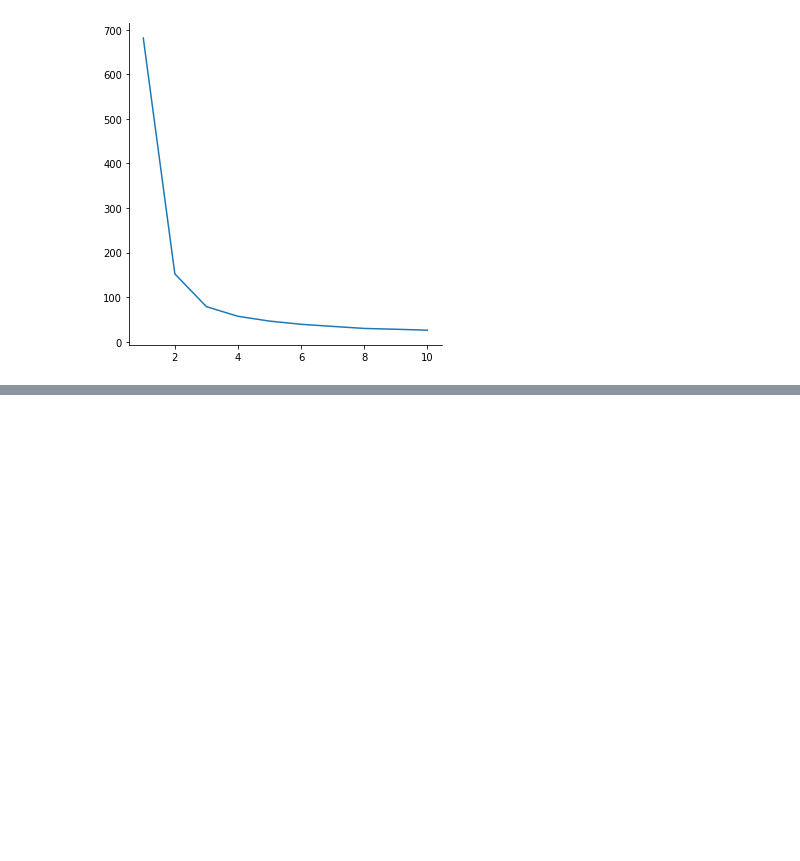
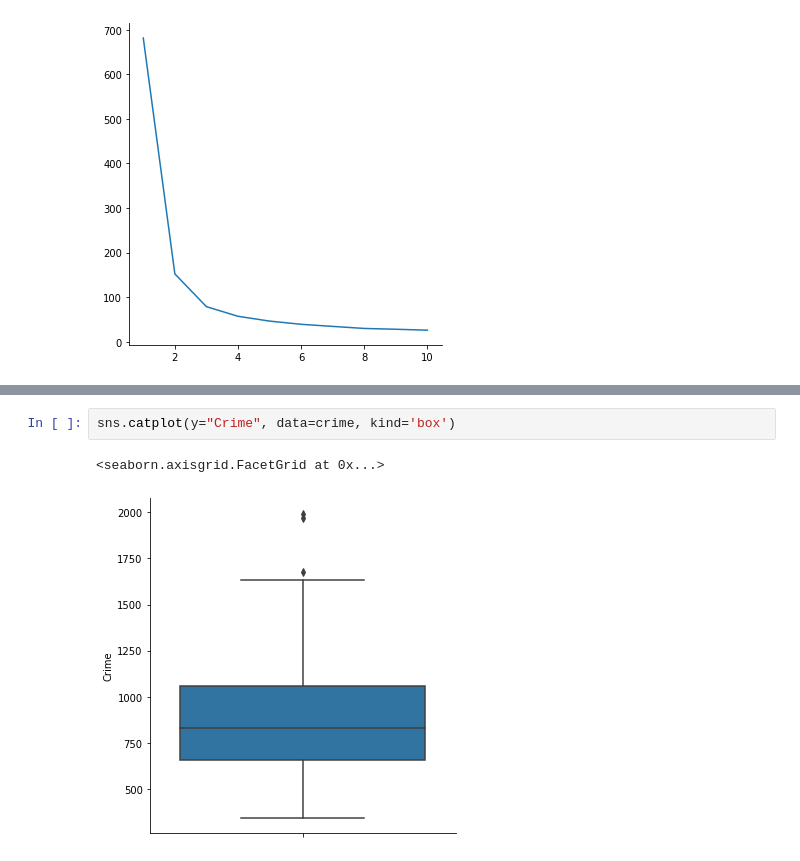
Before and after one commit to shreyansh273/GTx_6501, a Jupyter notebook: Week_2.ipynb, the cells around one changed output, grey strips where cells are left out. Cells and saved outputs as stored; diff of their text form; blank space fills up the shorter version.

Commit message:
Outlier test on crime data

```diff
--- a/Week_2.ipynb
+++ b/Week_2.ipynb
@@ -65,0 +91,5 @@ sns.relplot(y=error, kind='line', x=range(1,11))
+# %%
+sns.catplot(y="Crime", data=crime, kind='box')
+# %% [output]
+<seaborn.axisgrid.FacetGrid at 0x...>
+[figure, added]
```
Also changed, not shown: parts of 5 cells of this notebook.
